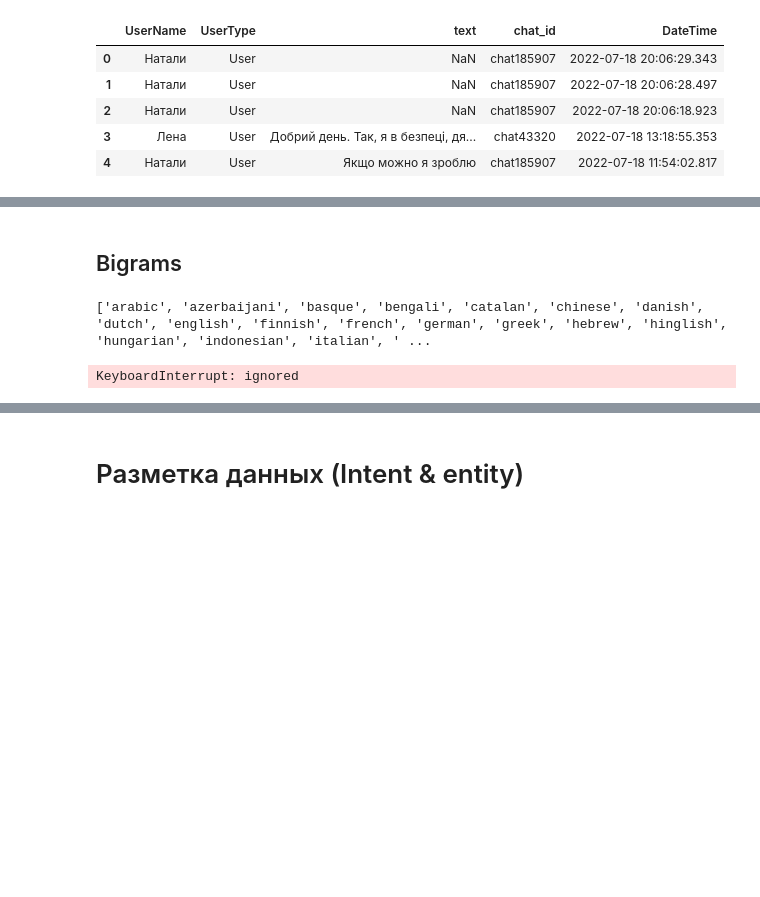
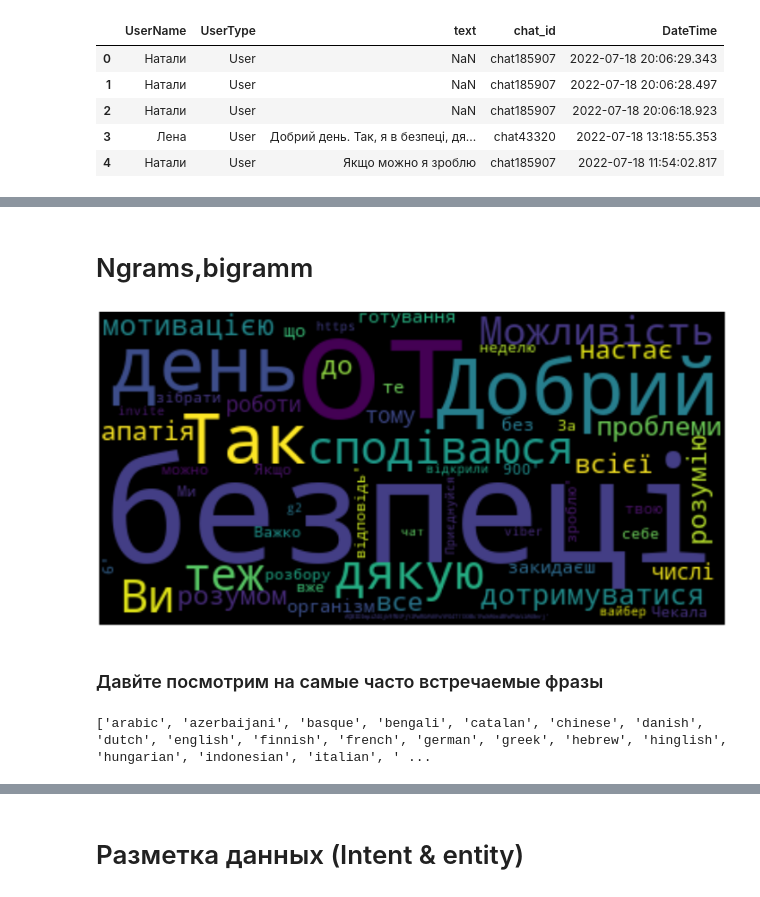
Before and after one commit to Meirlen/DataScince, a Jupyter notebook: Untitled0.ipynb, the cells around one changed output, grey strips where cells are left out. Cells and saved outputs as stored; diff of their text form; code cells hidden in the pictures; blank space fills up the shorter version.

```diff
--- a/Untitled0.ipynb
+++ b/Untitled0.ipynb
@@ -110,3 +129 @@ df_marafon.head(200)
 200 rows × 5 columns
-# %% [markdown]
-## Bigrams
@@ -123,3 +130,17 @@ from string import punctuation
+# %% [markdown]
+#  Ngrams,bigramm
+# %%
+df_marafon_text = df_marafon[df_marafon['text'].notna()]
+text = df_marafon_text['text'].values
+wordcloud = WordCloud(random_state=21).generate(str(text))
+plt.figure(figsize = (25,15))
+plt.imshow(wordcloud,interpolation = 'bilinear')
+plt.axis("off")
+plt.show()
+# %% [output]
+[figure, added]
+# %% [markdown]
+### Давйте посмотрим на самые часто встречаемые фразы
 # %%
 print(stopwords.fileids()) # К сожалению в nltk нет поддержки русского языка но мы
 # можем создать свой кастомный корпус слов для украинского или можно найти другие источники
@@ -155,4 +173,0 @@ def generate_patterns(n_gram=2):
-# %%
-generate_patterns(2)
-# %% [output]
-KeyboardInterrupt: ignored
```
Also changed, not shown: parts of 14 cells of this notebook.
